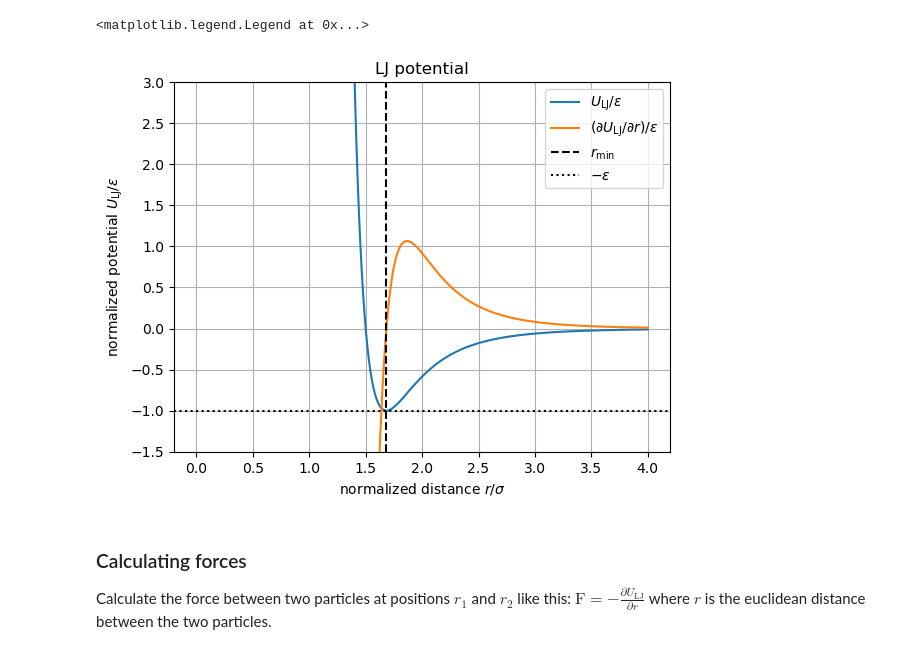
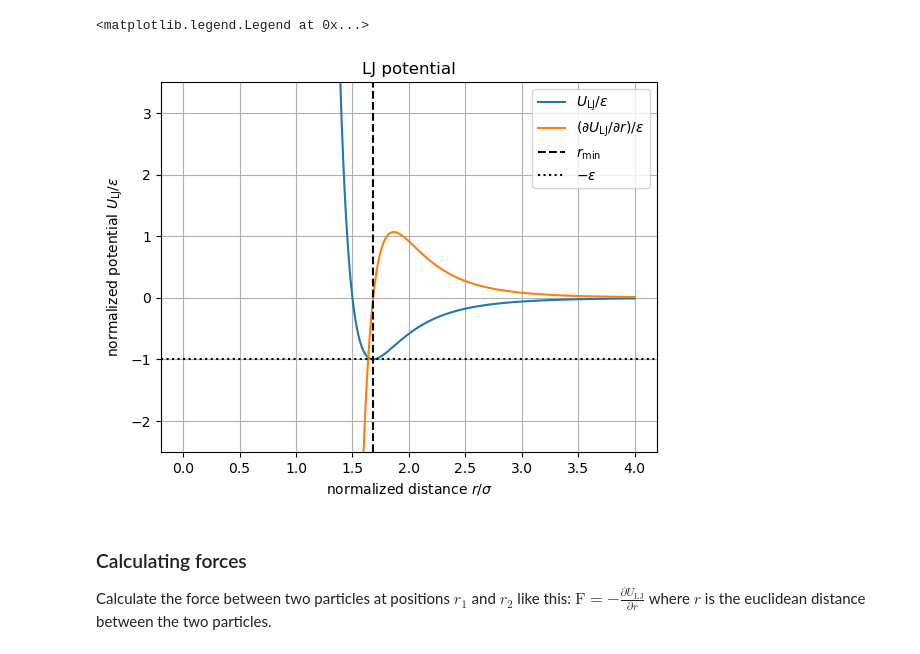
Before and after one commit to neftlon/md2ml, a Jupyter notebook: sim.ipynb, the cells around one changed output. Drawn from its saved outputs; the diff is of its cells as text; code cells hidden in the pictures.

```diff
--- a/sim.ipynb
+++ b/sim.ipynb
@@ -24,19 +24,19 @@ dps = base.grad / eps
 # %%
 with torch.no_grad():
     plt.plot(xs,ps,label="$U_\\mathrm{LJ}/\\varepsilon$")
     plt.plot(xs,dps,label="$(\\partial U_\\mathrm{LJ}/\\partial r)/\\varepsilon$")
-plt.ylim(-1.5,3)
+plt.ylim(-2.5,3.5)
 plt.grid(True)
 plt.title("LJ potential")
 plt.xlabel("normalized distance $r/\\sigma$")
 plt.ylabel("normalized potential $U_\\mathrm{LJ}/\\varepsilon$")
 r_min = (2 ** (1/6)) * sig
 plt.axvline(r_min, color="k", linestyle="--", label="$r_\\mathrm{min}$")
 plt.axhline(-eps, color="k", linestyle=":", label="$-\\varepsilon$")
 plt.legend()
 # %% [output]
 <matplotlib.legend.Legend at 0x...>
-[figure, old version]
+[figure, new version]
 # %% [markdown]
 ### Calculating forces
 
```
Also changed, not shown: parts of 2 cells of this notebook.
